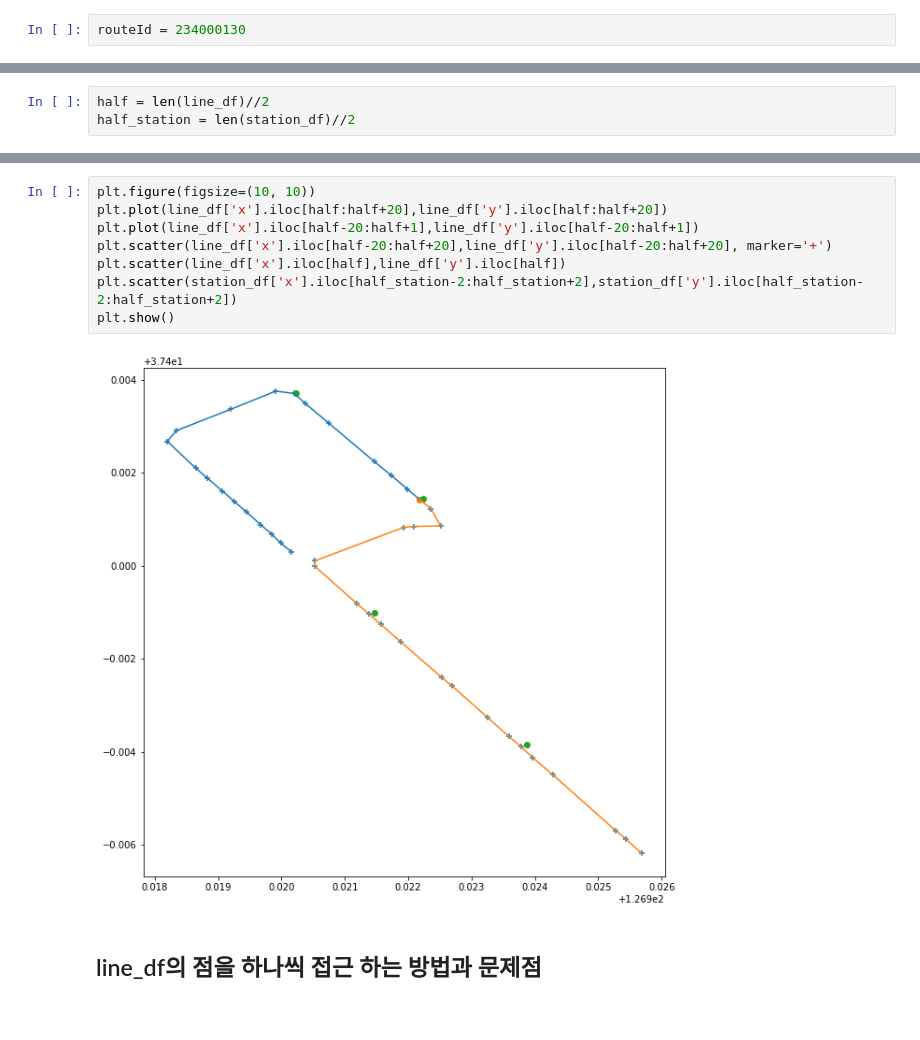
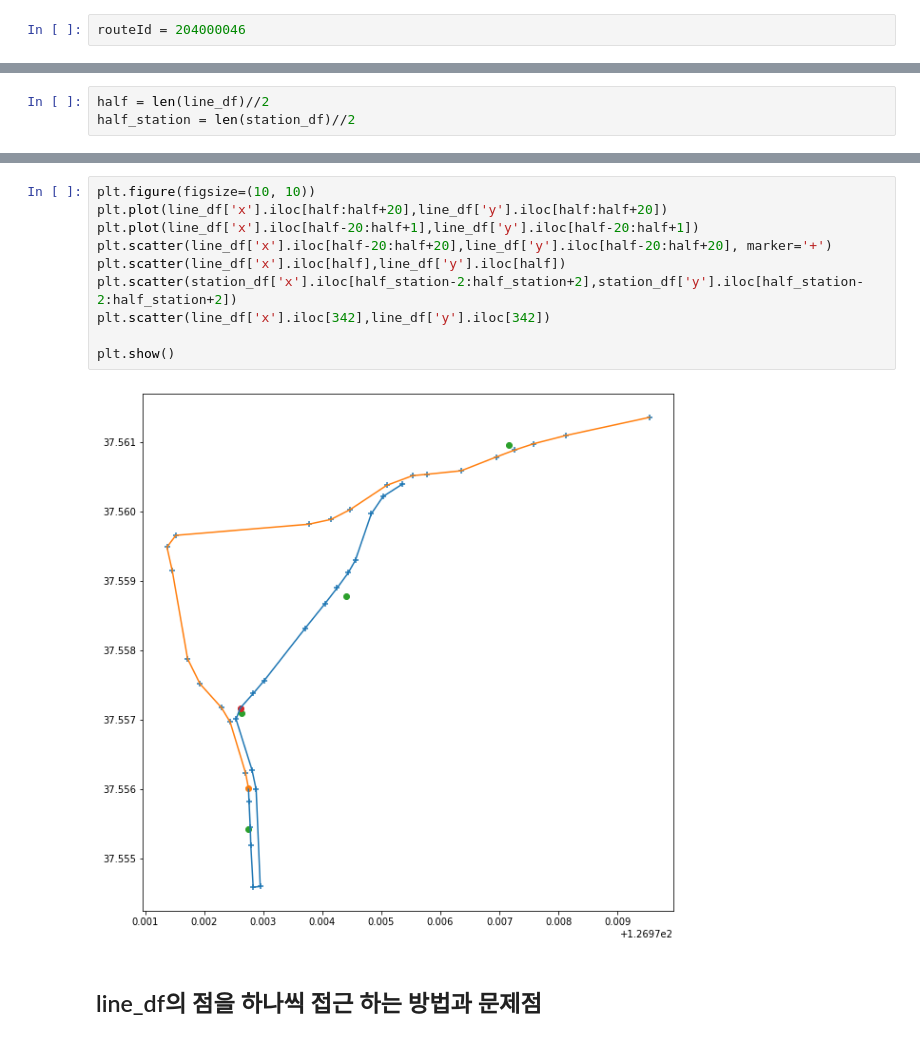
Before and after one commit to jongphago/Data-Structure-Project, a Jupyter notebook: BTTA_StationDistance.ipynb, the cells around one changed output, grey strips where cells are left out. Cells and saved outputs as stored; diff of their text form.

```diff
--- a/BTTA_StationDistance.ipynb
+++ b/BTTA_StationDistance.ipynb
@@ -149,7 +149,7 @@ def makeRangeIndex(station_df):
 # %% [markdown]
 ## 샘플데이터
 # %%
-routeId = 234000130
+routeId = 204000046
 # %%
 line_df = makeLineDf(routeId)
 station_df = makeInfoDf(routeId)
@@ -163,13 +170,15 @@ half_station
 # %%
 plt.figure(figsize=(10, 10))
 plt.plot(line_df['x'].iloc[half:half+20],line_df['y'].iloc[half:half+20])
 plt.plot(line_df['x'].iloc[half-20:half+1],line_df['y'].iloc[half-20:half+1])
 plt.scatter(line_df['x'].iloc[half-20:half+20],line_df['y'].iloc[half-20:half+20], marker='+')
 plt.scatter(line_df['x'].iloc[half],line_df['y'].iloc[half])
 plt.scatter(station_df['x'].iloc[half_station-2:half_station+2],station_df['y'].iloc[half_station-2:half_station+2])
+plt.scatter(line_df['x'].iloc[342],line_df['y'].iloc[342])
+
 plt.show()
 # %% [output]
-[figure, old version]
+[figure, new version]
 # %% [markdown]
 ## line_df의 점을 하나씩 접근 하는 방법과 문제점
 # %%
```
Also changed, not shown: parts of 15 cells of this notebook, 2 other files.
